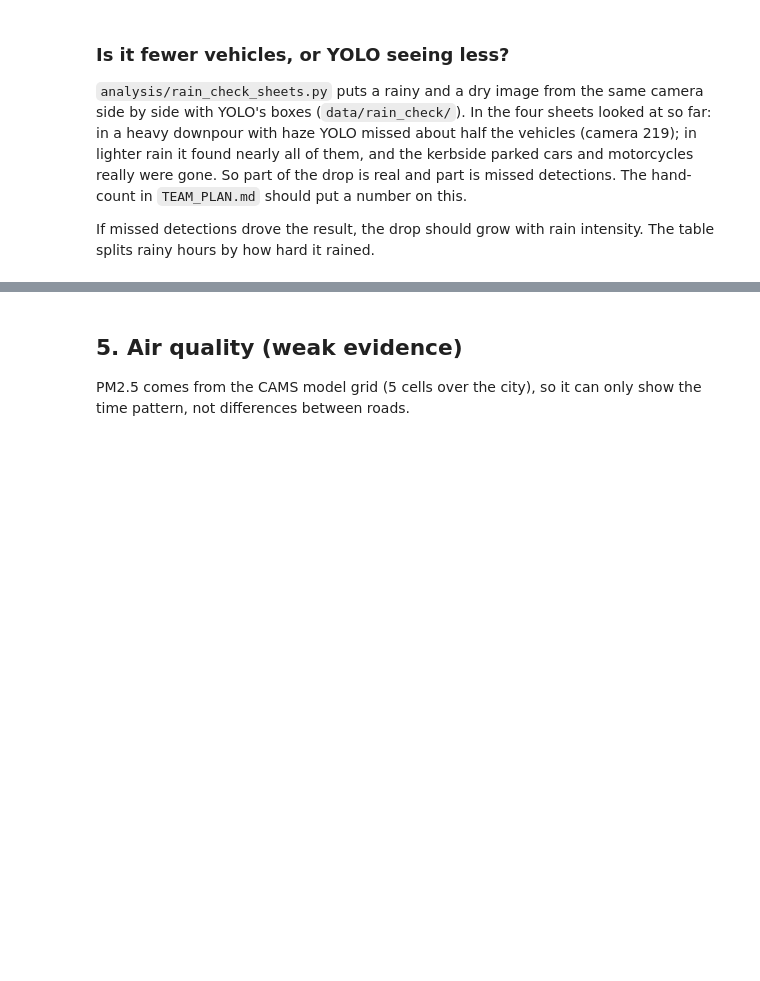
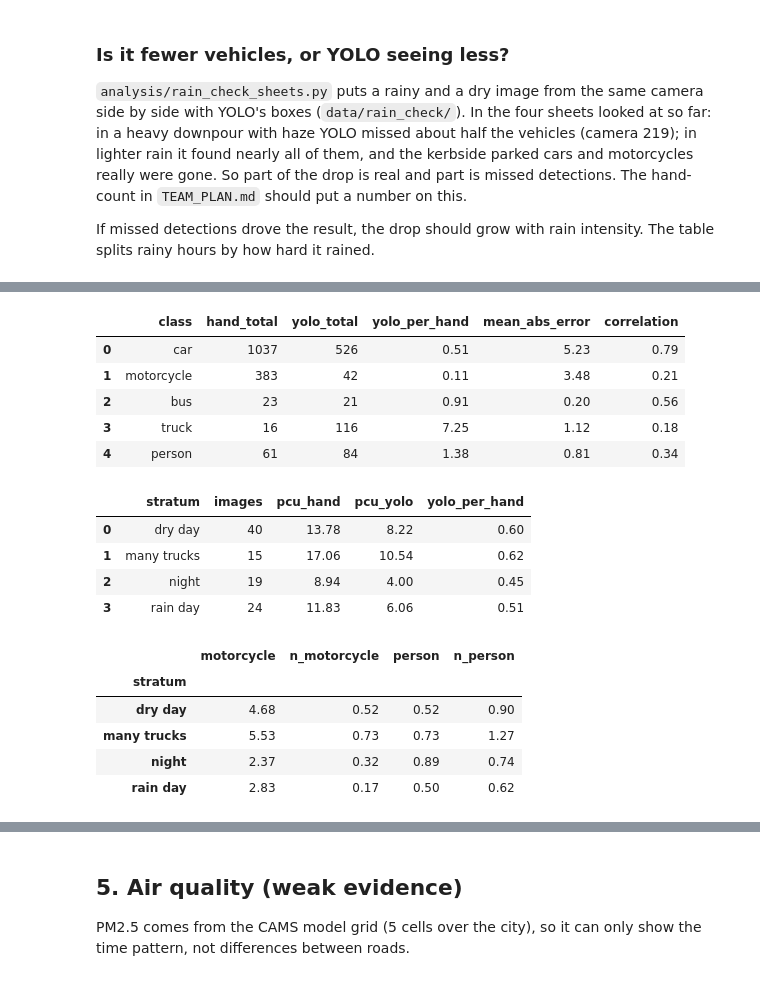
Before and after one commit to Action335/Bangkok-CCTV-Image-Analysis, a Jupyter notebook: analysis/analysis.ipynb, the cells around one changed output, grey strips where cells are left out. Cells and saved outputs as stored; diff of their text form; code cells hidden in the pictures; blank space fills up the shorter version.

```diff
--- a/analysis/analysis.ipynb
+++ b/analysis/analysis.ipynb
@@ -173,0 +177,22 @@ rain
+# %%
+display(pd.read_csv("../export/hand_count_by_class.csv"), pd.read_csv("../export/hand_count_by_stratum.csv"))
+hc = pd.read_csv("../export/hand_count_images.csv")
+hc.groupby("stratum")[["motorcycle", "n_motorcycle", "person", "n_person"]].mean().round(2)
+# %% [output]
+|  | class | hand_total | yolo_total | yolo_per_hand | mean_abs_error | correlation |
+| 0 | car | 1037 | 526 | 0.51 | 5.23 | 0.79 |
+| 1 | motorcycle | 383 | 42 | 0.11 | 3.48 | 0.21 |
+| 2 | bus | 23 | 21 | 0.91 | 0.20 | 0.56 |
+| 3 | truck | 16 | 116 | 7.25 | 1.12 | 0.18 |
+| 4 | person | 61 | 84 | 1.38 | 0.81 | 0.34 |
+|  | stratum | images | pcu_hand | pcu_yolo | yolo_per_hand |
+| 0 | dry day | 40 | 13.78 | 8.22 | 0.60 |
+| 1 | many trucks | 15 | 17.06 | 10.54 | 0.62 |
+| 2 | night | 19 | 8.94 | 4.00 | 0.45 |
+| 3 | rain day | 24 | 11.83 | 6.06 | 0.51 |
+|  | motorcycle | n_motorcycle | person | n_person |
+| stratum |  |  |  |  |
+| dry day | 4.68 | 0.52 | 0.52 | 0.90 |
+| many trucks | 5.53 | 0.73 | 0.73 | 1.27 |
+| night | 2.37 | 0.32 | 0.89 | 0.74 |
+| rain day | 2.83 | 0.17 | 0.50 | 0.62 |
```
Also changed, not shown: parts of 11 cells of this notebook, 12 other files.
